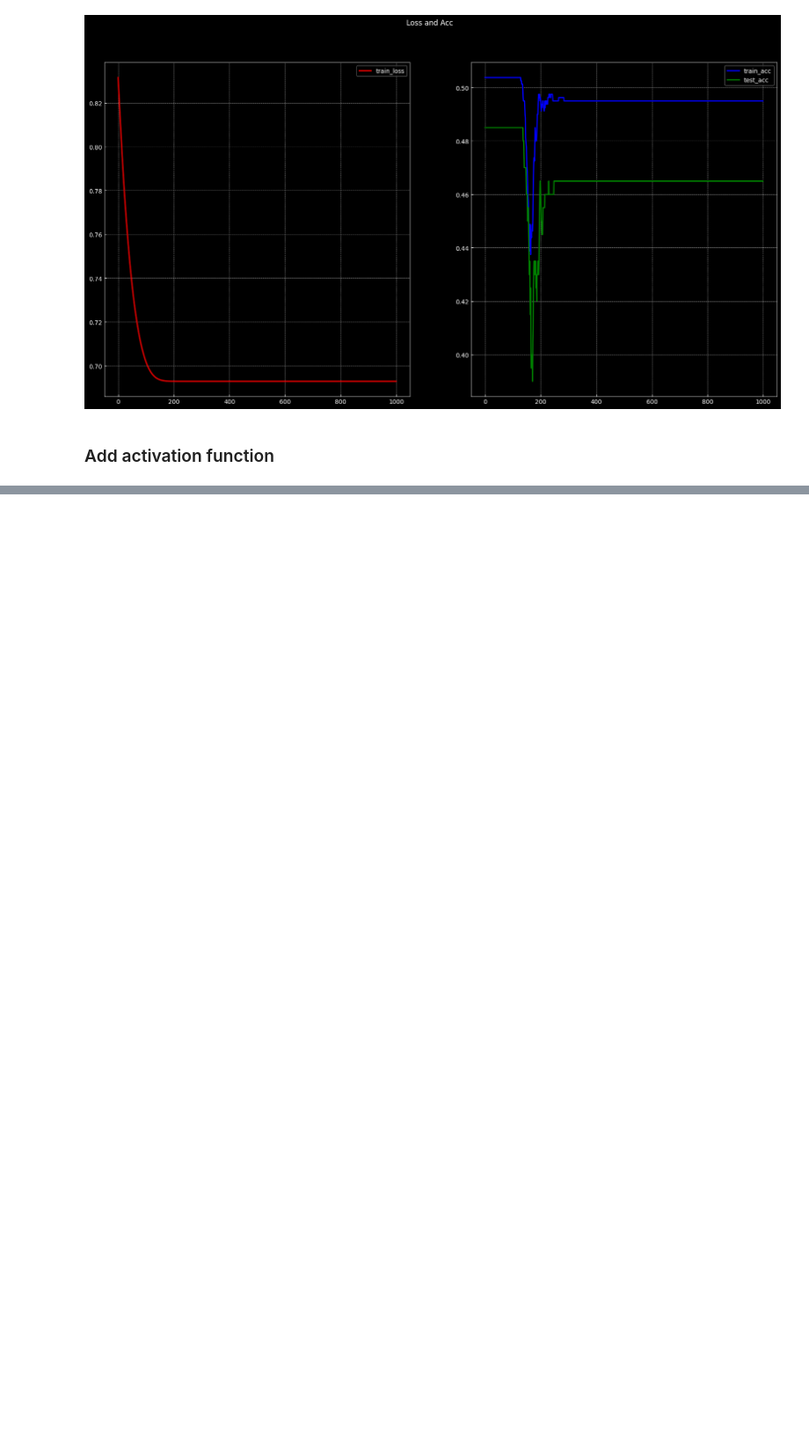
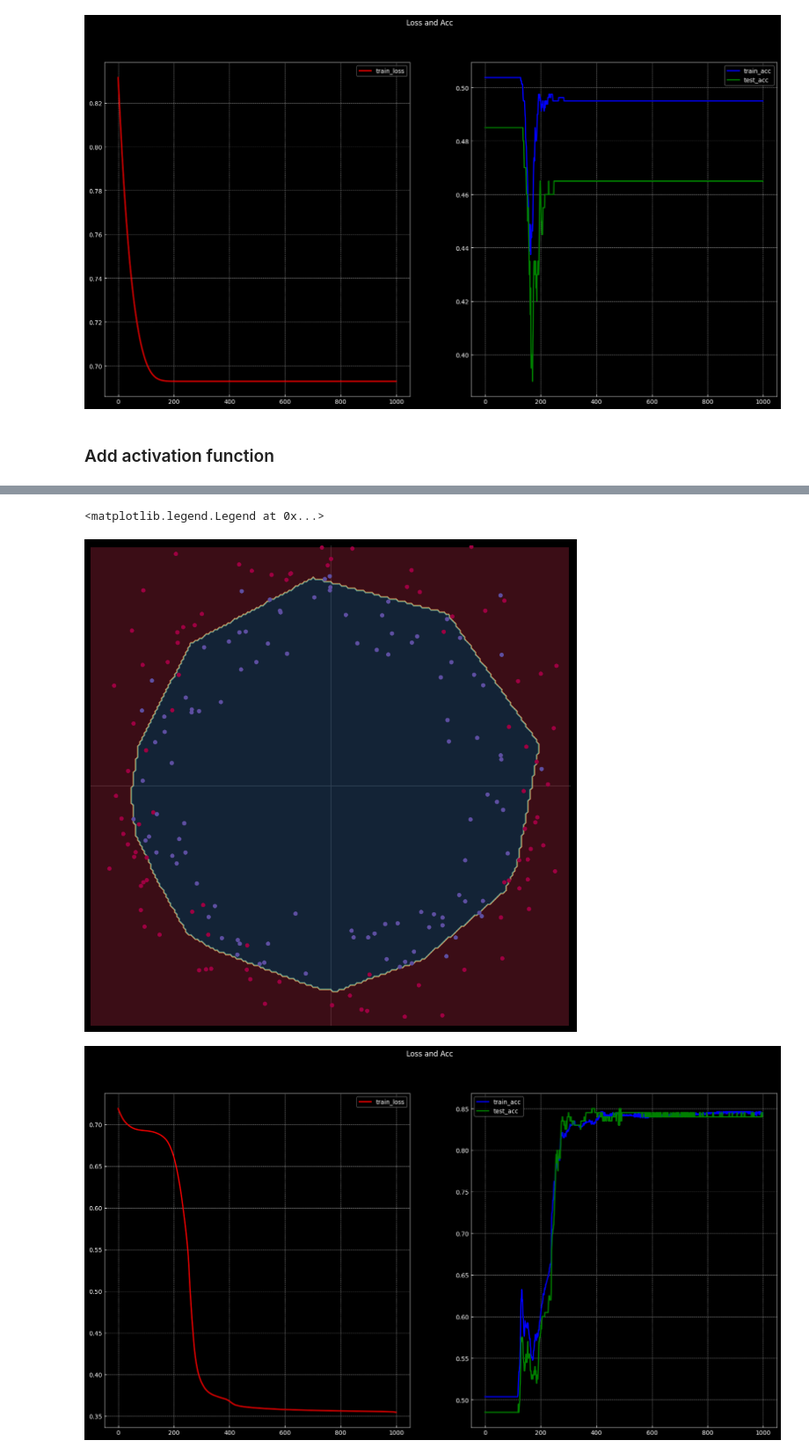
Before and after one commit to LorenzoBacchini/DeepLearningCourse, a Jupyter notebook: ex2.ipynb, the cells around one changed output, grey strips where cells are left out. Shown at 88% size. Drawn from its saved outputs; the diff is of its cells as text; code cells hidden in the pictures; blank space fills up the shorter version.

Commit message:
Activation function in NN

```diff
--- a/ex2.ipynb
+++ b/ex2.ipynb
@@ -333,2 +333,33 @@ ax2.legend()
 # %%
 # ex1: Experiment with different activation functions (like leakyrelu or tanh) and layers dimension. How the results change?
+# %%
+# let's try RelU instead of Sigmoid
+model = nn.Sequential(
+    nn.Linear(D, H),
+    nn.ReLU(),
+    nn.Linear(H, H),
+    nn.ReLU(),
+    nn.Linear(H, H),
+    nn.ReLU(),
+    nn.Linear(H, H),
+    nn.ReLU(),
+    nn.Linear(H, H),
+    nn.ReLU(),
+    nn.Linear(H, C)
+)
+model.to(device)
+
+# nn package also has different loss functions.
+# we use cross entropy loss for our classification task
+criterion = torch.nn.CrossEntropyLoss()
+
+# we use the optim package to apply
+# SGD for our parameter updates
+optimizer = torch.optim.Adam(model.parameters())
+#optimizer = torch.optim.SGD(model.parameters(), lr=0.01, momentum = 0.9)
+
+# Training
+l_val_train, acc_val_train, acc_val_test = train_model(model = model,
+                                                       X_train = X_train, y_train = y_train,
+                                                       X_test = X_test, y_test = y_test,
+                                                       criterion = criterion)
@@ -334,0 +368,16 @@ ax2.legend()
+# %%
+plot_model(X_test, y_test, model)
+
+# Plot Loss and Acc
+fig, (ax1, ax2) = pyplot.subplots(1, 2)
+fig.set_size_inches(20, 10)
+fig.suptitle('Loss and Acc')
+ax1.plot(l_val_train, label='train_loss', color = 'red')
+ax1.legend()
+ax2.plot(acc_val_train, label='train_acc', color = 'blue')
+ax2.plot(acc_val_test, label='test_acc', color = 'green')
+ax2.legend()
+# %% [output]
+<matplotlib.legend.Legend at 0x...>
+[figure, added]
+[figure, added]
```
Also changed, not shown: parts of 13 cells of this notebook.
